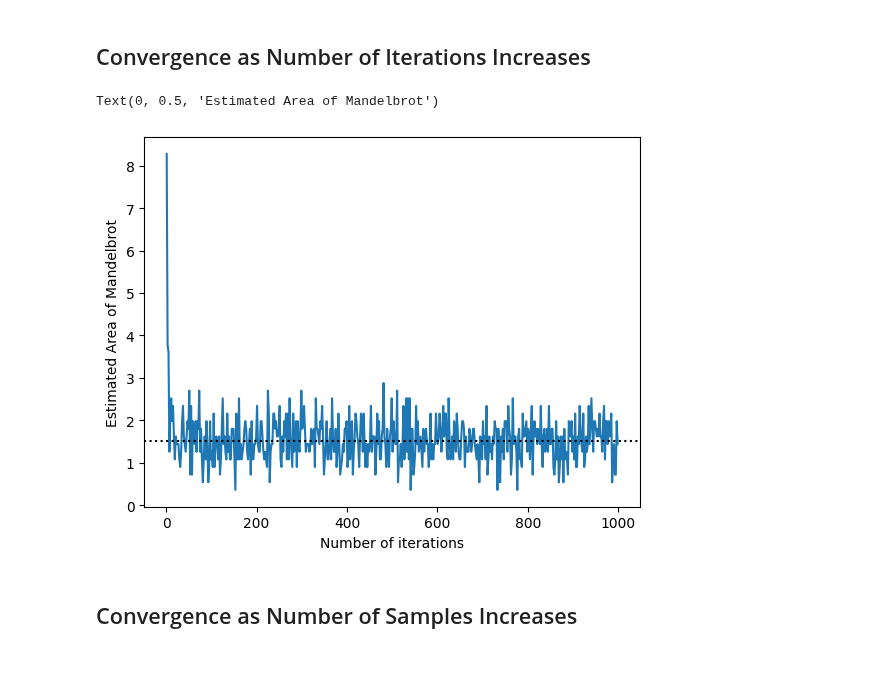
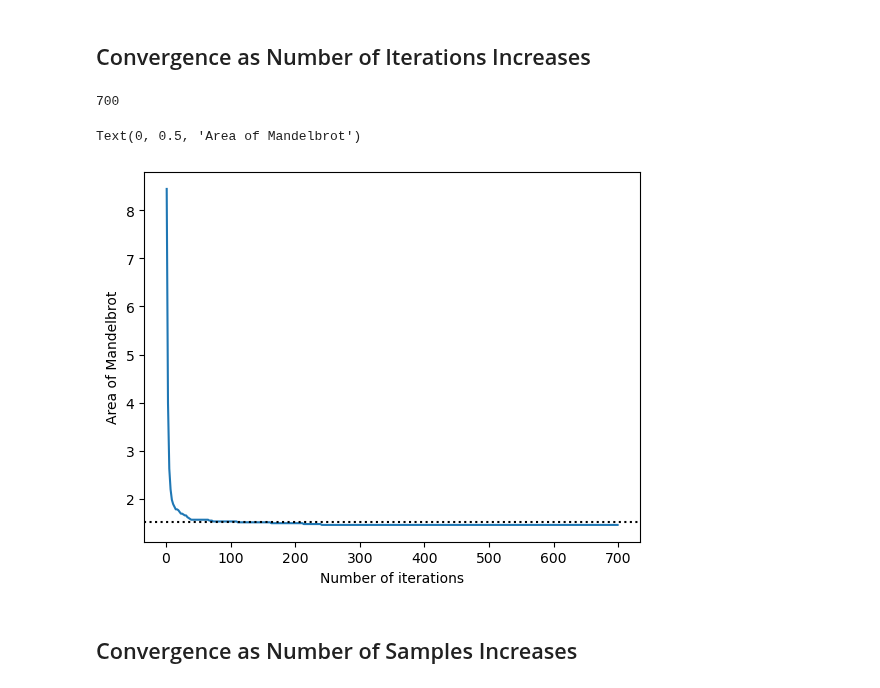
Before and after one commit to KeniaLS/Stoc_Sim_Assignment1, a Jupyter notebook: SS_Kenia_Divya_Assignment1.ipynb, the cells around one changed output. Saved outputs shown, nothing was run; the diff lists cells and outputs as text; code cells hidden in the pictures.

```diff
--- a/SS_Kenia_Divya_Assignment1.ipynb
+++ b/SS_Kenia_Divya_Assignment1.ipynb
@@ -86,5 +85,35 @@ The number total number of points within the set: 42066
 [figure]
 # %% [markdown]
 # MonteCarlo Integration
+# %%
+def calculate_area(x_points,y_points, samples, iters):
+
+    area_square = 3*3                ## area of the square in which we are taking a samples
+    num_points_mandel = 0
+    for x,y in zip(x_points, y_points):
+        c = complex(x, y)
+        in_mandelbrot, _ = mandelbrot(c, iters)  # The second element in the tuple is the number of iterations, which we don't need here
+        if in_mandelbrot:
+            num_points_mandel += 1
+    area = num_points_mandel * area_square /samples
+
+    return area
+# %%
+def iterations_vs_area(max_iterations, no_samples, x_points,y_points):
+    print(max_iterations)
+    num_iters= range(1, max_iterations, 2)     ## range of values for changing the No. of iterations
+    based_iter    = []
+    for iters in num_iters:
+        area = calculate_area(x_points,y_points, no_samples, iters)
+        based_iter.append(area)
+
+    return  num_iters, based_iter
+# %%
+def random_sampling(no_samples):
+
+    x_point = uniform.rvs(-2, 3, size=no_samples)
+    y_point = uniform.rvs(-1.5, 3, size=no_samples)
+
+    return x_point, y_point
 # %% [markdown]
 ## Convergence as Number of Iterations Increases
@@ -109,10 +120,17 @@ for iters in num_iters:
+# %%
+number_samples = 500
+max_iter = 700
+random_samples = random_sampling(number_samples)
+iteration_random, estimated_area = iterations_vs_area(max_iter, number_samples, random_samples[0], random_samples[1])
+# %% [output]
+700
 # %%
-plt.plot(num_iters, based_iter)
+plt.plot(iteration_random, estimated_area)
 plt.axhline(y = 1.52, color = 'k', linestyle = ':')
 plt.xlabel("Number of iterations")
-plt.ylabel("Estimated Area of Mandelbrot")
+plt.ylabel("Area of Mandelbrot")
 # %% [output]
-Text(0, 0.5, 'Estimated Area of Mandelbrot')
+Text(0, 0.5, 'Area of Mandelbrot')
-[figure, old version]
+[figure, new version]
 # %% [markdown]
 ## Convergence as Number of Samples Increases
```
Also changed, not shown: parts of 27 cells of this notebook.
